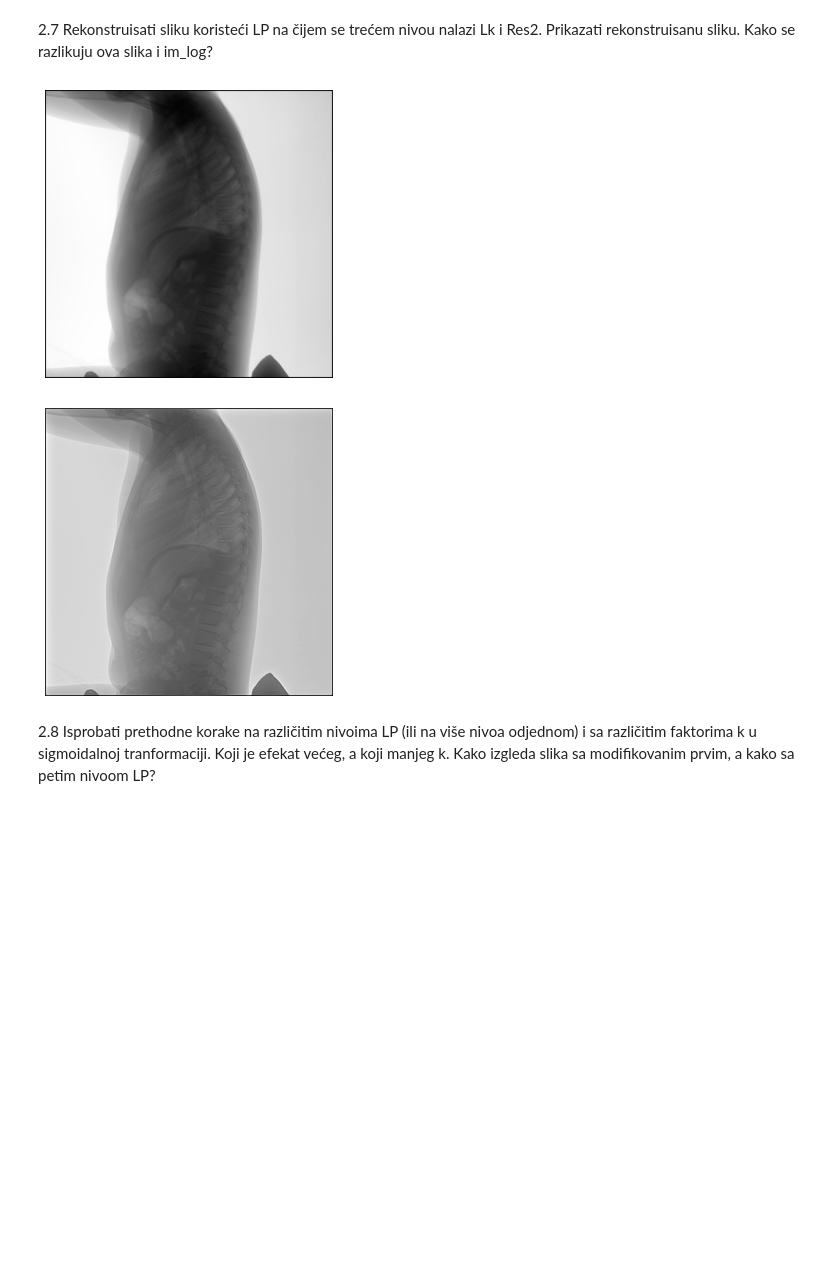
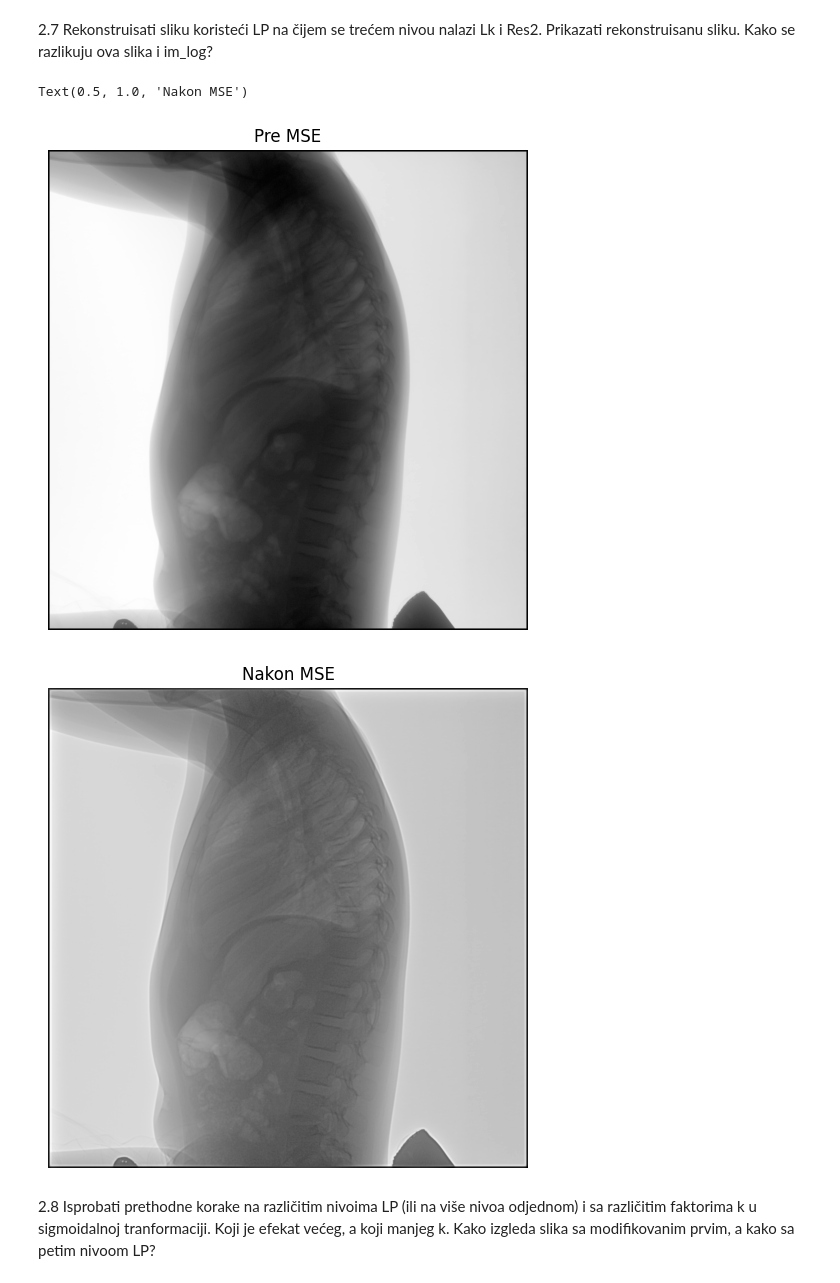
Before and after one commit to nebojsa-bozanic/BMI_OSuM, a Jupyter notebook: Vezba6: Obrada rendgenske slike: Multiveličinsko pojačavanje strukture u slikama/OSuM_vezba_6.ipynb, the cells around one changed output. Cells and saved outputs as stored; diff of their text form; code cells hidden in the pictures; blank space fills up the shorter version.

```diff
--- a/Vezba6: Obrada rendgenske slike: Multiveličinsko pojačavanje strukture u slikama/OSuM_vezba_6.ipynb
+++ b/Vezba6: Obrada rendgenske slike: Multiveličinsko pojačavanje strukture u slikama/OSuM_vezba_6.ipynb
@@ -103,22 +110,22 @@ Res2 = (Res-res_mean)*0.7+res_mean  # veci faktor -manje se smanjuju varijacije
 # %%
 LPyr[2] = Lk
 im_rec = osum.im_pyr_recon(LPyr, Res2)
 
 fig = plt.figure()
 ax = fig.add_axes([0, 0, 1, 1])
 ax.imshow(im_log, cmap='gray', vmin=im_log.min(), vmax=im_log.max())
 plt.axis('off')
-fig.canvas.set_window_title('Pre MSE')
+plt.title('Pre MSE')
 
 fig = plt.figure()
 ax = fig.add_axes([0, 0, 1, 1])
 ax.imshow(im_rec, cmap='gray', vmin=im_rec.min(), vmax=im_rec.max())
 plt.axis('off')
-fig.canvas.set_window_title('Nakon MSE')
-plt.show()
+plt.title('Nakon MSE')
 # %% [output]
+Text(0.5, 1.0, 'Nakon MSE')
-[figure, old version]
+[figure, new version]
-[figure, old version]
+[figure, new version]
 # %% [markdown]
 2.8 Isprobati prethodne korake na različitim nivoima LP (ili na više nivoa odjednom) i sa različitim faktorima k u sigmoidalnoj tranformaciji. Koji je efekat većeg, a koji manjeg k. Kako izgleda slika sa modifikovanim prvim, a kako sa petim nivoom LP?
 # %% [markdown]
```
Also changed, not shown: parts of 7 cells of this notebook.
